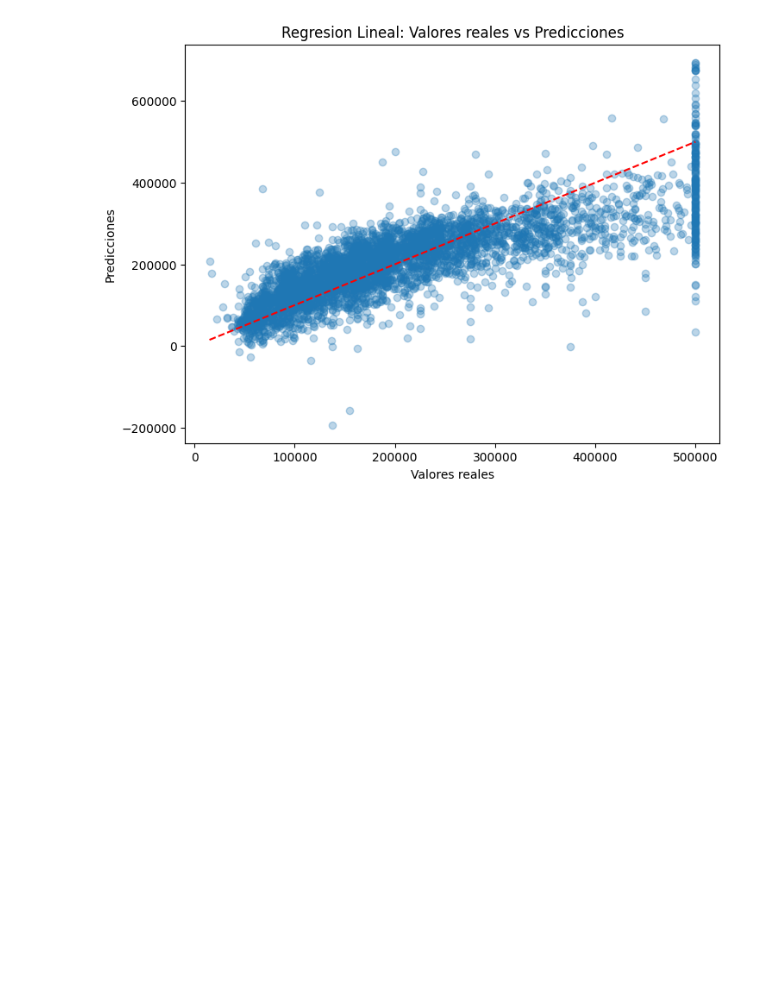
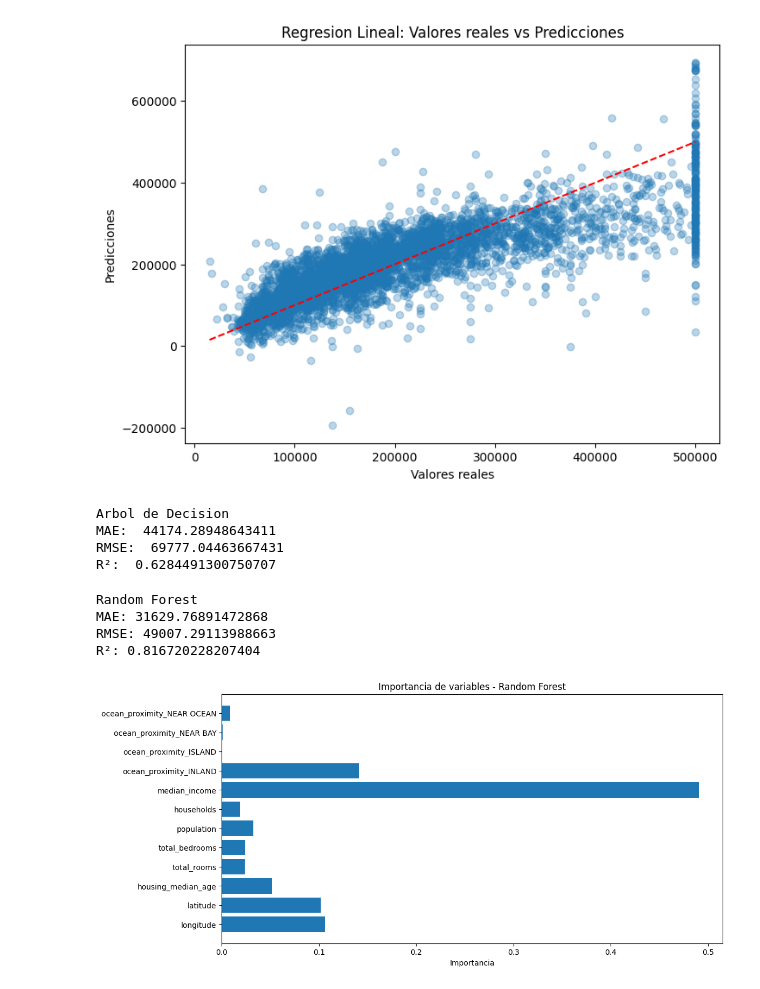
Before and after one commit to Ivan-Ortiz1/california-housing-ml, a Jupyter notebook: prediccion_precios.ipynb, the cells around one changed output. Cells and saved outputs as stored; diff of their text form; code cells hidden in the pictures; blank space fills up the shorter version.

Commit message:
Modelos avanzados con Árbol de Decisión y Random Forest; pipelines completos y análisis de importancia de variables

```diff
--- a/prediccion_precios.ipynb
+++ b/prediccion_precios.ipynb
@@ -138,3 +141,70 @@ plt.plot([y_test.min(), y_test.max()], [y_test.min(), y_test.max()], "r--")
 plt.show()
 # %% [output]
 [figure]
+# %%
+X = df.drop("median_house_value", axis=1)
+y = df["median_house_value"]
+X = pd.get_dummies(X, columns=["ocean_proximity"], drop_first=True)
+
+X_train, X_test, y_train, y_test = train_test_split(
+    X, y, test_size=0.2, random_state=42
+)
+# %%
+tree_pipeline = Pipeline([
+    ('imputer', SimpleImputer(strategy="median")),
+    ('scaler', StandardScaler()),
+    ('model', DecisionTreeRegressor(random_state=42))
+])
+
+tree_pipeline.fit(X_train, y_train)
+y_pred_tree = tree_pipeline.predict(X_test)
+
+mae_tree = mean_absolute_error(y_test, y_pred_tree)
+mse_tree = mean_squared_error(y_test, y_pred_tree)
+rmse_tree = np.sqrt(mse_tree)
+r2_tree = r2_score(y_test, y_pred_tree)
+
+print("Arbol de Decision")
+print("MAE: ", mae_tree)
+print("RMSE: ", rmse_tree)
+print("R²: ", r2_tree)
+# %% [output]
+Arbol de Decision
+MAE:  44174.28948643411
+RMSE:  69777.04463667431
+R²:  0.6284491300750707
+# %%
+rf_pipeline = Pipeline([
+    ('imputer', SimpleImputer(strategy="median")),
+    ('scaler', StandardScaler()),
+    ('model', RandomForestRegressor(n_estimators=100, random_state=42))
+])
+
+rf_pipeline.fit(X_train, y_train)
+y_pred_rf = rf_pipeline.predict(X_test)
+
+# Evaluación
+mae_rf = mean_absolute_error(y_test, y_pred_rf)
+rmse_rf = np.sqrt(mean_squared_error(y_test, y_pred_rf))
+r2_rf = r2_score(y_test, y_pred_rf)
+
+print("Random Forest")
+print("MAE:", mae_rf)
+print("RMSE:", rmse_rf)
+print("R²:", r2_rf)
+# %% [output]
+Random Forest
+MAE: 31629.76891472868
+RMSE: 49007.29113988663
+R²: 0.816720228207404
+# %%
+importances = rf_pipeline.named_steps['model'].feature_importances_
+features = X_train.columns
+
+plt.figure(figsize=(12, 6))
+plt.barh(features, importances)
+plt.xlabel("Importancia")
+plt.title("Importancia de variables - Random Forest")
+plt.show()
+# %% [output]
+[figure, added]
```
Also changed, not shown: parts of 2 cells of this notebook.
